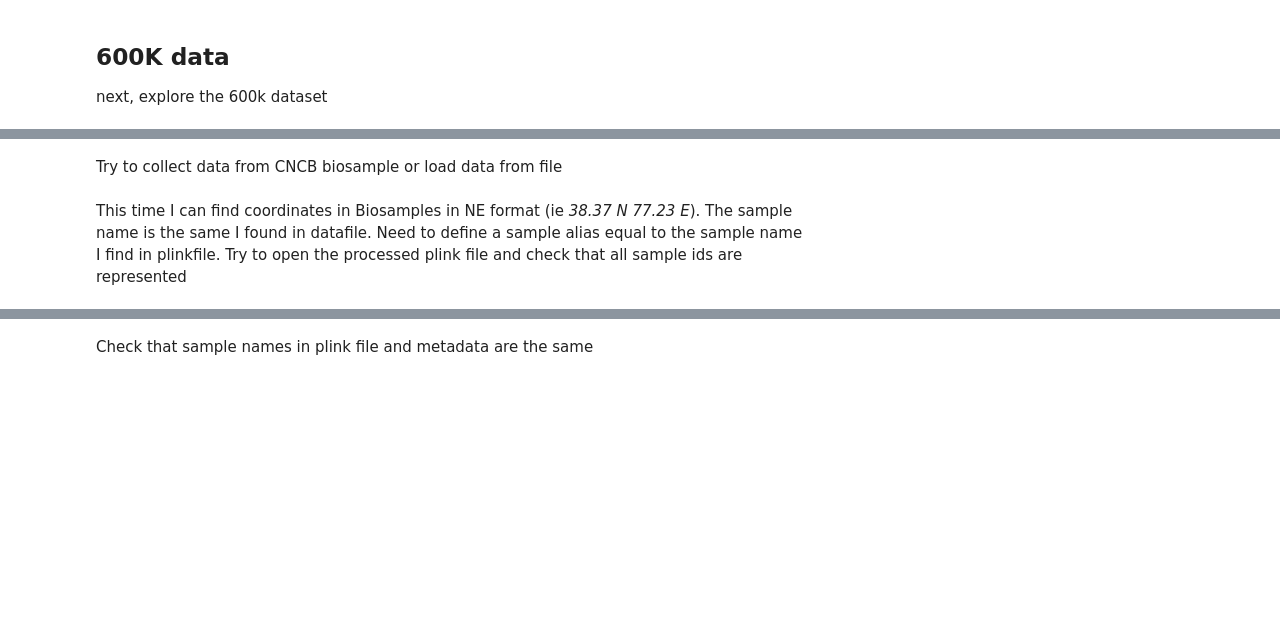
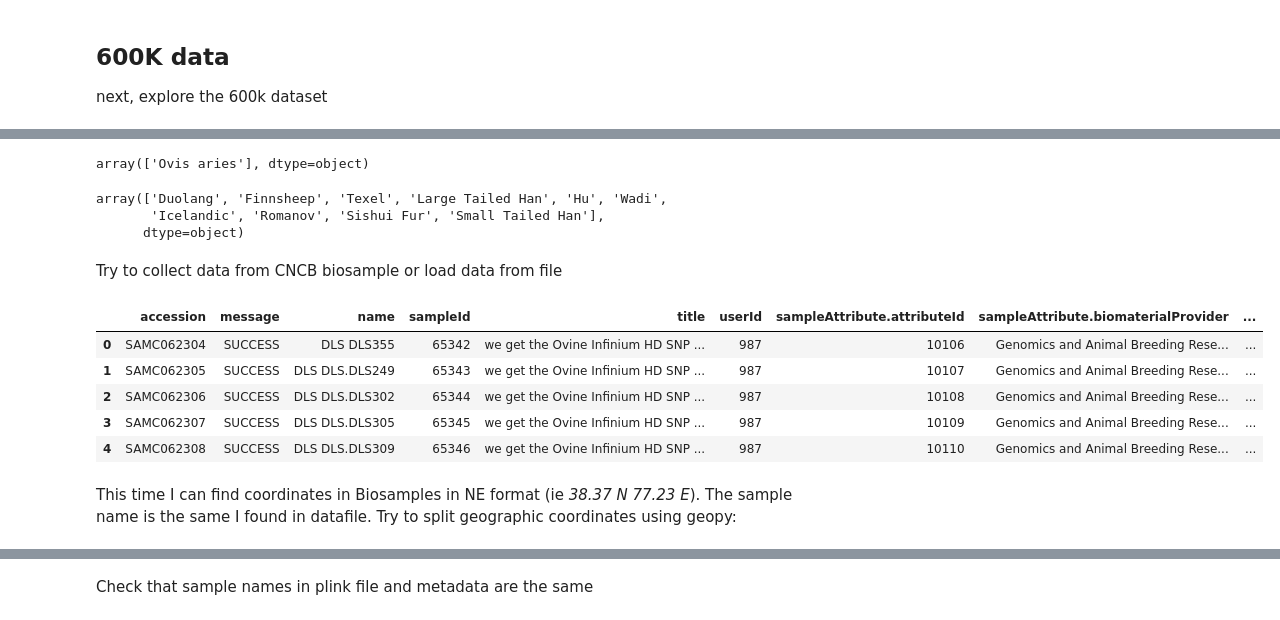
Before and after one commit to cnr-ibba/SMARTER-database, a Jupyter notebook: notebooks/exploratory/0.17.2-bunop-isheep_dataset.ipynb, the cells around one changed output, grey strips where cells are left out. Saved outputs shown, nothing was run; the diff lists cells and outputs as text; code cells hidden in the pictures; blank space fills up the shorter version.

Commit message:
:monocle_face: analysing isheep-600K data

```diff
--- a/notebooks/exploratory/0.17.2-bunop-isheep_dataset.ipynb
+++ b/notebooks/exploratory/0.17.2-bunop-isheep_dataset.ipynb
@@ -154,7 +155,7 @@ Try to collect data from CNCB biosample or load data from file
 # %%
 biosample_pkl = isheep_data_path / "isheep_50K_biosample.pkl"
 
-if (biosample_pkl).exists():
+if biosample_pkl.exists():
     isheep_50K_biosample = pd.read_pickle(biosample_pkl)
 else:
     biosample_data = [fetch_cncb_biosample(biosample_id) for biosample_id in tqdm(isheep_50K["Biosample ID"])]
@@ -225,5 +226,5 @@ Despite is possible to derive coordinates from the location I have, I don't want
 ## 600K data
 next, explore the 600k dataset
 # %%
-isheep_600K = metadata[metadata["Assay type"] == "600k chip"]
+isheep_600K = metadata[metadata["Assay type"] == "600K chip"].copy()
 isheep_600K.info()
@@ -232,16 +260,33 @@ isheep_600K.head()
 # %%
 isheep_600K["Species"].unique()
+# %% [output]
+array(['Ovis aries'], dtype=object)
 # %%
 isheep_600K["Breed"].unique()
+# %% [output]
+array(['Duolang', 'Finnsheep', 'Texel', 'Large Tailed Han', 'Hu', 'Wadi',
+       'Icelandic', 'Romanov', 'Sishui Fur', 'Small Tailed Han'],
+      dtype=object)
 # %% [markdown]
 Try to collect data from CNCB biosample or load data from file
 # %%
-if Path("isheep_600K_biosample.pkl").exists():
-    isheep_600K_biosample = pd.read_pickle("isheep_600K_biosample.pkl")
+biosample_pkl = isheep_data_path / "isheep_600K_biosample.pkl"
+
+if biosample_pkl.exists():
+    isheep_600K_biosample = pd.read_pickle(biosample_pkl)
 else:
     biosample_data = [fetch_cncb_biosample(biosample_id) for biosample_id in tqdm(isheep_600K["Biosample ID"])]
     isheep_600K_biosample = pd.json_normalize(biosample_data)
-    isheep_600K_biosample.to_pickle("isheep_600K_biosample.pkl")
-    isheep_600K_biosample.to_excel("isheep_600K_biosample.xlsx")
+    isheep_600K_biosample.to_pickle(biosample_pkl)
+    isheep_600K_biosample.to_excel(str(isheep_data_path / "isheep_600K_biosample.xlsx"))
+# %%
+isheep_600K_biosample.head()
+# %% [output]
+|  | accession | message | name | sampleId | title | userId | sampleAttribute.attributeId | sampleAttribute.biomaterialProvider | ... |
+| 0 | SAMC062304 | SUCCESS | DLS DLS355 | 65342 | we get the Ovine Infinium HD SNP ... | 987 | 10106 | Genomics and Animal Breeding Rese... | ... |
+| 1 | SAMC062305 | SUCCESS | DLS DLS.DLS249 | 65343 | we get the Ovine Infinium HD SNP ... | 987 | 10107 | Genomics and Animal Breeding Rese... | ... |
+| 2 | SAMC062306 | SUCCESS | DLS DLS.DLS302 | 65344 | we get the Ovine Infinium HD SNP ... | 987 | 10108 | Genomics and Animal Breeding Rese... | ... |
+| 3 | SAMC062307 | SUCCESS | DLS DLS.DLS305 | 65345 | we get the Ovine Infinium HD SNP ... | 987 | 10109 | Genomics and Animal Breeding Rese... | ... |
+| 4 | SAMC062308 | SUCCESS | DLS DLS.DLS309 | 65346 | we get the Ovine Infinium HD SNP ... | 987 | 10110 | Genomics and Animal Breeding Rese... | ... |
 # %% [markdown]
-This time I can find coordinates in Biosamples in NE format (ie *38.37 N 77.23 E*). The sample name is the same I found in datafile. Need to define a sample alias equal to the sample name I find in plinkfile. Try to open the processed plink file and check that all sample ids are represented
+This time I can find coordinates in Biosamples in NE format (ie *38.37 N 77.23 E*). The sample name is the same I found in datafile. Try to split geographic coordinates using geopy:
```
Also changed, not shown: parts of 16 cells of this notebook, 1 other file.
